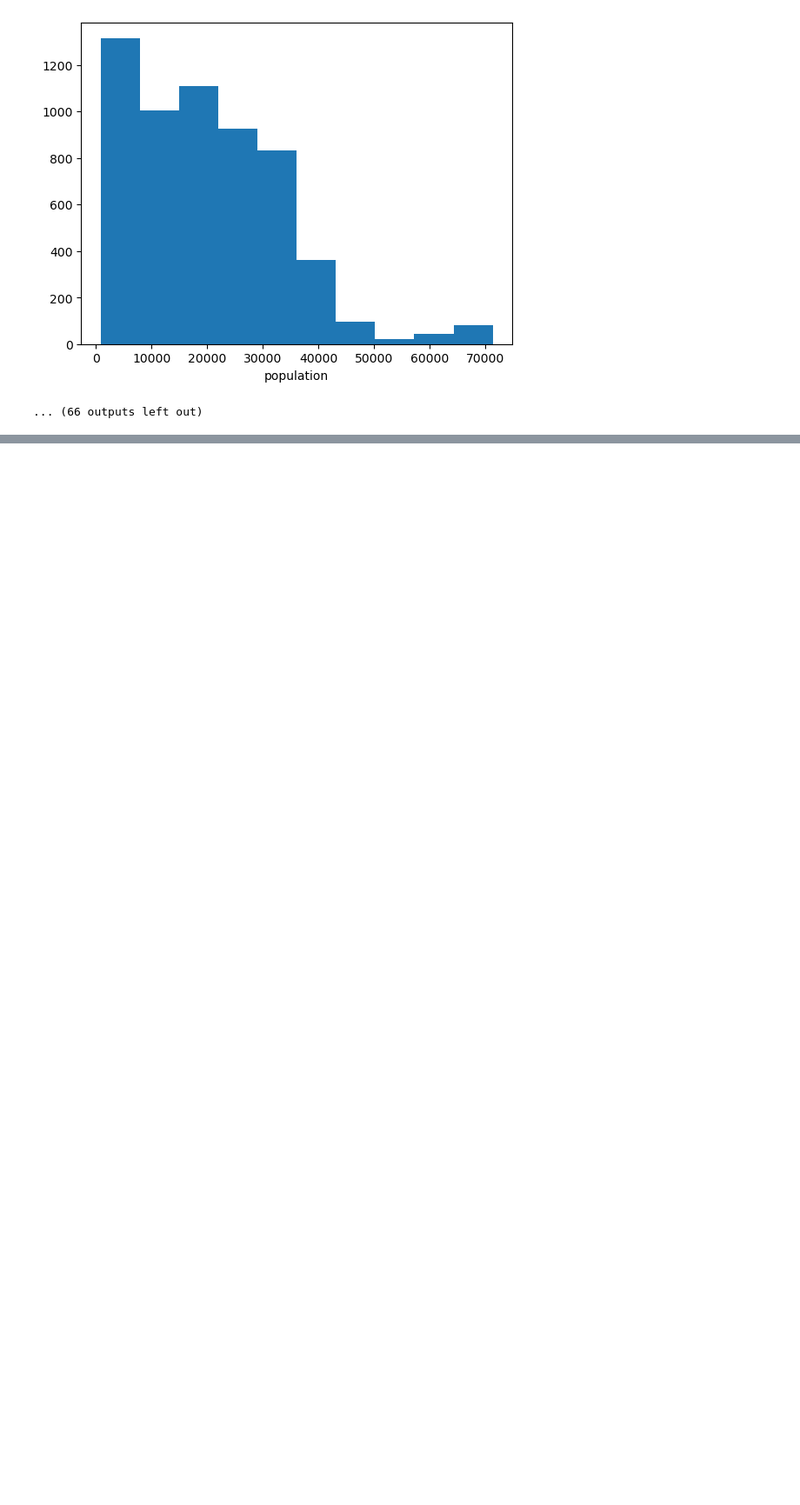
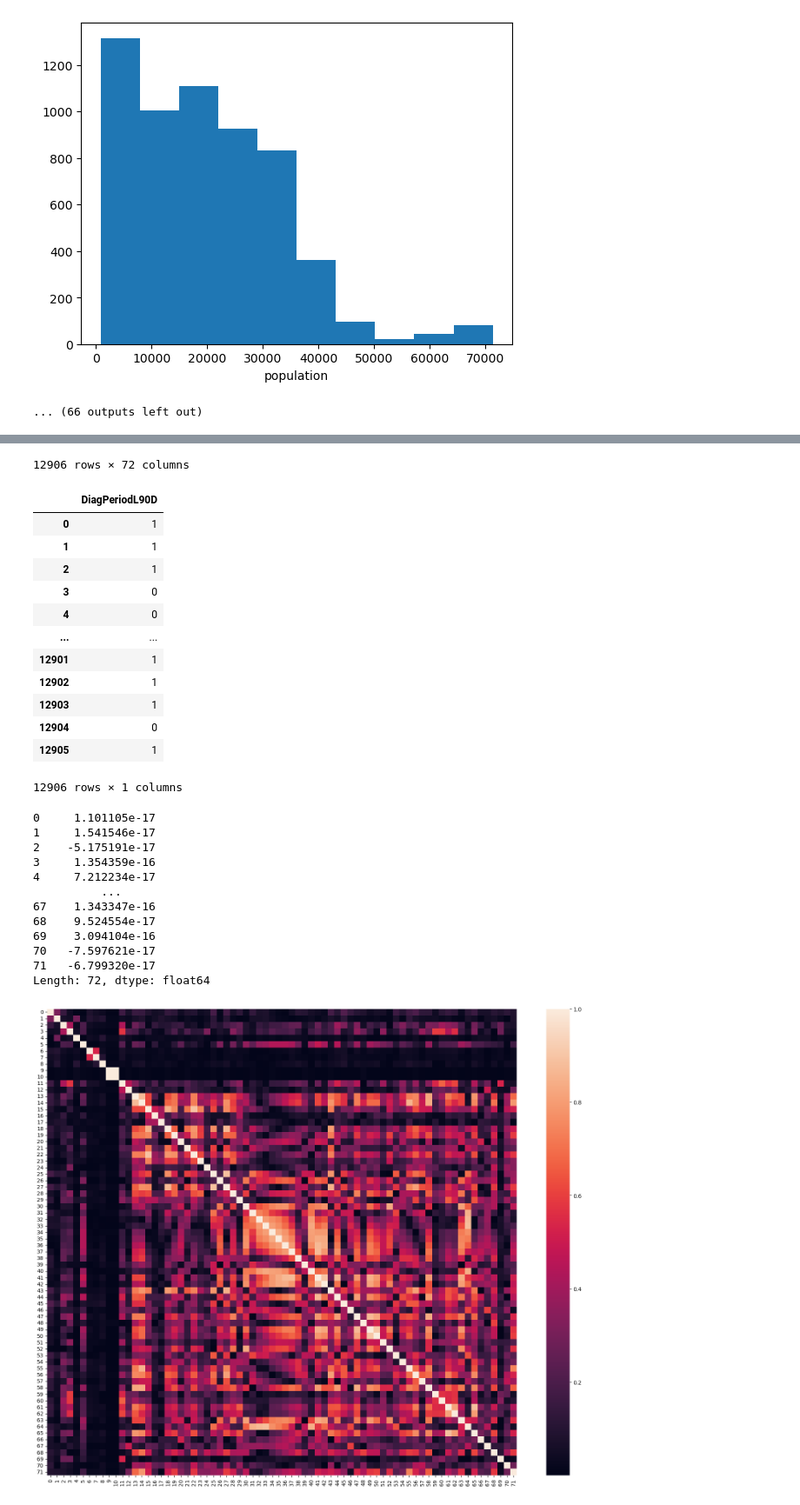
Before and after one commit to Rateesh-Sabde/WiDS-Datathon-Challenge-1, a Jupyter notebook: WiDS datathon 2024.ipynb, the cells around one changed output, grey strips where cells are left out. Shown at 87% size. Cells and saved outputs as stored; diff of their text form; code cells hidden in the pictures; blank space fills up the shorter version.

```diff
--- a/WiDS datathon 2024.ipynb
+++ b/WiDS datathon 2024.ipynb
@@ -335,0 +401,34 @@ Unique values in Division after encoding:
+# %%
+from sklearn import preprocessing
+
+scaler = preprocessing.StandardScaler() #For data normalization
+
+temp = train_data.drop(['hispanic', 'education_college_or_above', 'income_household_median', 'age_70s', 'housing_units', 'male', 'income_household_six_figure', 'rent_median', 'DiagPeriodL90D'], axis = 1)
+scaler.fit(temp)
+train_X = pd.DataFrame(scaler.transform(temp))
+train_Y = pd.DataFrame(train_data['DiagPeriodL90D'])
+display(train_X)
+display(train_Y)
+print(train_X.mean())
+
+train_X_np = train_X.to_numpy()
+train_Y_np = train_Y.to_numpy()
+
+corrMatrix = train_X.corr(method = 'spearman') #use spearman for non-linear
+fig, ax = plt.subplots(figsize=(20,16))
+sns.heatmap(abs(corrMatrix), annot = False)
+plt.show()
+
+#Code to simplify the heatmap to clearly depict correlation values greater than chosen threshold
+threshold = 0.9
+corrMatrix = abs(corrMatrix)
+for i in corrMatrix.columns.values:
+    for j in corrMatrix.columns.values:
+        if corrMatrix[i][j]>threshold:
+            corrMatrix[i][j] = 1   # will show up as white sopts
+        else:
+            corrMatrix[i][j] = 0   # will show up as dark spots
+fig, ax = plt.subplots(figsize=(20,16))
+sns.heatmap(abs(corrMatrix), annot = False)
+plt.show()
+# %% [output]
@@ -335,0 +447,27 @@ Unique values in Division after encoding:
+12906 rows × 72 columns
+|  | DiagPeriodL90D |
+| 0 | 1 |
+| 1 | 1 |
+| 2 | 1 |
+| 3 | 0 |
+| 4 | 0 |
+| ... | ... |
+| 12901 | 1 |
+| 12902 | 1 |
+| 12903 | 1 |
+| 12904 | 0 |
+| 12905 | 1 |
+12906 rows × 1 columns
+0     1.101105e-17
+1     1.541546e-17
+2    -5.175191e-17
+3     1.354359e-16
+4     7.212234e-17
+          ...
+67    1.343347e-16
+68    9.524554e-17
+69    3.094104e-16
+70   -7.597621e-17
+71   -6.799320e-17
+Length: 72, dtype: float64
+[figure, added]
```
Also changed, not shown: parts of 30 cells of this notebook.
